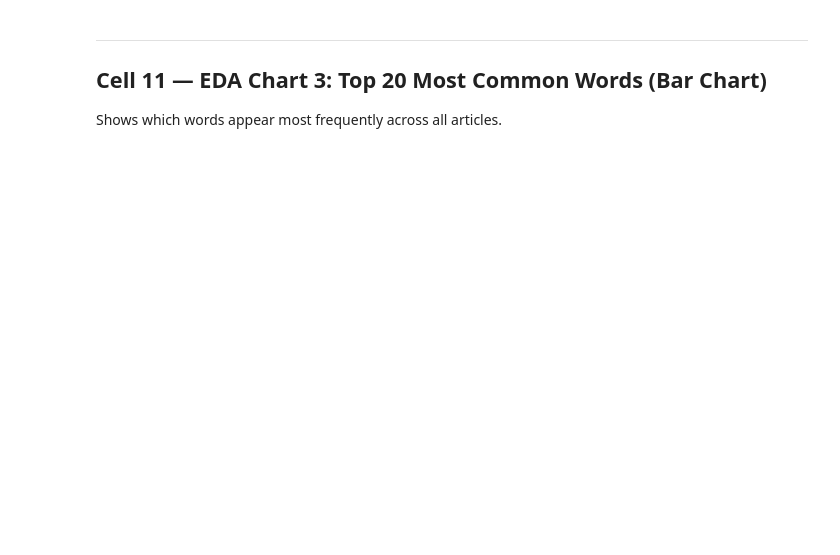
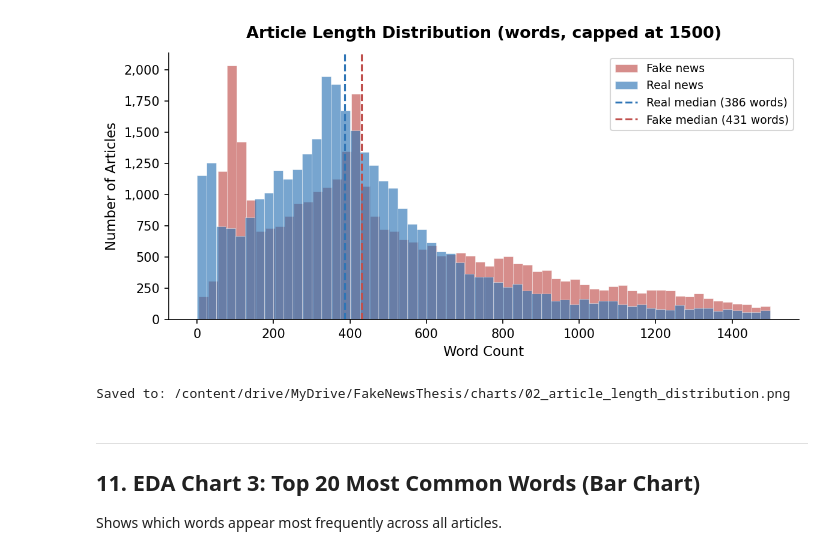
Before and after one commit to mikesayanka/fake-news-detection-thesis, a Jupyter notebook: phase2-data-prep/Phase2_DataPrep_GC3183502.ipynb, the cells around one changed output. Cells and saved outputs as stored; diff of their text form; code cells hidden in the pictures; blank space fills up the shorter version.

```diff
--- a/phase2-data-prep/Phase2_DataPrep_GC3183502.ipynb
+++ b/phase2-data-prep/Phase2_DataPrep_GC3183502.ipynb
@@ -235,37 +350,40 @@ print(f'Saved to: {chart1_path}')
 Shows the spread of article word counts, separately for real and fake articles.
 # %%
-real_wc = df[df['label'] == 0]['word_count']
-fake_wc = df[df['label'] == 1]['word_count']
+real_wc = df[df['label'] == 1]['word_count']
+fake_wc = df[df['label'] == 0]['word_count']
 
 # Cap at 1500 words so the chart is readable (outliers distort the x-axis)
 cap = 1500
 
 fig, ax = plt.subplots(figsize=(8, 4))
 
+ax.hist(fake_wc[fake_wc <= cap], bins=60, alpha=0.65,
+        color=FAKE_COLOR, label='Fake news', edgecolor='white', linewidth=0.3)
 ax.hist(real_wc[real_wc <= cap], bins=60, alpha=0.65,
         color=REAL_COLOR, label='Real news', edgecolor='white', linewidth=0.3)
-ax.hist(fake_wc[fake_wc <= cap], bins=60, alpha=0.65,
-        color=FAKE_COLOR, label='Fake news', edgecolor='white', linewidth=0.3)
 
 ax.axvline(real_wc.median(), color=REAL_COLOR, linestyle='--',
            linewidth=1.5, label=f'Real median ({int(real_wc.median())} words)')
 ax.axvline(fake_wc.median(), color=FAKE_COLOR, linestyle='--',
            linewidth=1.5, label=f'Fake median ({int(fake_wc.median())} words)')
 
 ax.set_title('Article Length Distribution (words, capped at 1500)', fontweight='bold', pad=12)
 ax.set_xlabel('Word Count')
 ax.set_ylabel('Number of Articles')
 ax.legend(fontsize=9)
 ax.yaxis.set_major_formatter(mticker.FuncFormatter(lambda x, _: f'{int(x):,}'))
 
 plt.tight_layout()
 chart2_path = f'{CHARTS_DIR}/02_article_length_distribution.png'
 plt.savefig(chart2_path, bbox_inches='tight')
 plt.show()
 print(f'Saved to: {chart2_path}')
+# %% [output]
+[figure, added]
+Saved to: /content/drive/MyDrive/FakeNewsThesis/charts/02_article_length_distribution.png
 # %% [markdown]
 ---
-## Cell 11 — EDA Chart 3: Top 20 Most Common Words (Bar Chart)
+## 11.  EDA Chart 3: Top 20 Most Common Words (Bar Chart)
 Shows which words appear most frequently across all articles.
 # %%
 # Common English words (stopwords) that carry no meaning for fake news detection
```
Also changed, not shown: parts of 38 cells of this notebook.
